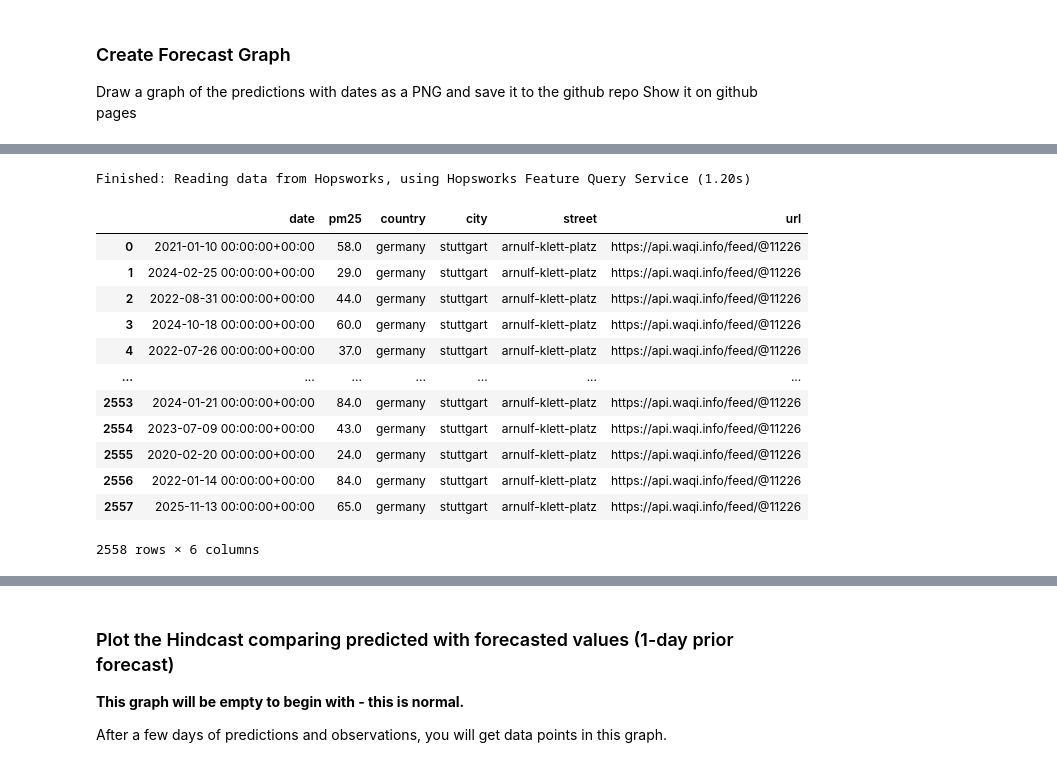
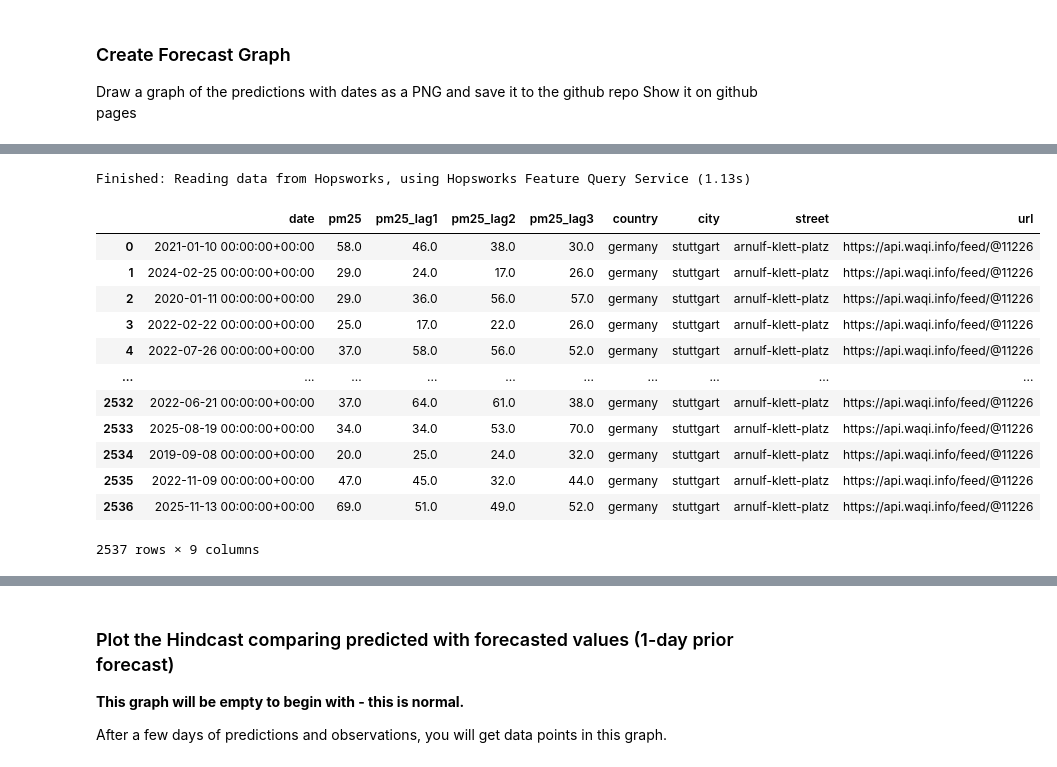
Before and after one commit to Ramstr/mlfs-book, a Jupyter notebook: notebooks/airquality/4_air_quality_batch_inference.ipynb, the cells around one changed output, grey strips where cells are left out. Cells and saved outputs as stored; diff of their text form; code cells hidden in the pictures.

```diff
--- a/notebooks/airquality/4_air_quality_batch_inference.ipynb
+++ b/notebooks/airquality/4_air_quality_batch_inference.ipynb
@@ -265,22 +331,22 @@ Finished: Reading data from Hopsworks, using Hopsworks Feature Query Service (1.
 # %%
-air_quality_fg = fs.get_feature_group(name='air_quality', version=1)
+air_quality_fg = fs.get_feature_group(name='air_quality', version=2)
 air_quality_df = air_quality_fg.read()
 air_quality_df
 # %% [output]
-Finished: Reading data from Hopsworks, using Hopsworks Feature Query Service (1.20s)
+Finished: Reading data from Hopsworks, using Hopsworks Feature Query Service (1.13s)
-|  | date | pm25 | country | city | street | url |
-| 0 | 2021-01-10 00:00:00+00:00 | 58.0 | germany | stuttgart | arnulf-klett-platz | https://api.waqi.info/feed/@11226 |
-| 1 | 2024-02-25 00:00:00+00:00 | 29.0 | germany | stuttgart | arnulf-klett-platz | https://api.waqi.info/feed/@11226 |
-| 2 | 2022-08-31 00:00:00+00:00 | 44.0 | germany | stuttgart | arnulf-klett-platz | https://api.waqi.info/feed/@11226 |
-| 3 | 2024-10-18 00:00:00+00:00 | 60.0 | germany | stuttgart | arnulf-klett-platz | https://api.waqi.info/feed/@11226 |
-| 4 | 2022-07-26 00:00:00+00:00 | 37.0 | germany | stuttgart | arnulf-klett-platz | https://api.waqi.info/feed/@11226 |
-| ... | ... | ... | ... | ... | ... | ... |
-| 2553 | 2024-01-21 00:00:00+00:00 | 84.0 | germany | stuttgart | arnulf-klett-platz | https://api.waqi.info/feed/@11226 |
-| 2554 | 2023-07-09 00:00:00+00:00 | 43.0 | germany | stuttgart | arnulf-klett-platz | https://api.waqi.info/feed/@11226 |
-| 2555 | 2020-02-20 00:00:00+00:00 | 24.0 | germany | stuttgart | arnulf-klett-platz | https://api.waqi.info/feed/@11226 |
-| 2556 | 2022-01-14 00:00:00+00:00 | 84.0 | germany | stuttgart | arnulf-klett-platz | https://api.waqi.info/feed/@11226 |
-| 2557 | 2025-11-13 00:00:00+00:00 | 65.0 | germany | stuttgart | arnulf-klett-platz | https://api.waqi.info/feed/@11226 |
+|  | date | pm25 | pm25_lag1 | pm25_lag2 | pm25_lag3 | country | city | street | url |
+| 0 | 2021-01-10 00:00:00+00:00 | 58.0 | 46.0 | 38.0 | 30.0 | germany | stuttgart | arnulf-klett-platz | https://api.waqi.info/feed/@11226 |
+| 1 | 2024-02-25 00:00:00+00:00 | 29.0 | 24.0 | 17.0 | 26.0 | germany | stuttgart | arnulf-klett-platz | https://api.waqi.info/feed/@11226 |
+| 2 | 2020-01-11 00:00:00+00:00 | 29.0 | 36.0 | 56.0 | 57.0 | germany | stuttgart | arnulf-klett-platz | https://api.waqi.info/feed/@11226 |
+| 3 | 2022-02-22 00:00:00+00:00 | 25.0 | 17.0 | 22.0 | 26.0 | germany | stuttgart | arnulf-klett-platz | https://api.waqi.info/feed/@11226 |
+| 4 | 2022-07-26 00:00:00+00:00 | 37.0 | 58.0 | 56.0 | 52.0 | germany | stuttgart | arnulf-klett-platz | https://api.waqi.info/feed/@11226 |
+| ... | ... | ... | ... | ... | ... | ... | ... | ... | ... |
+| 2532 | 2022-06-21 00:00:00+00:00 | 37.0 | 64.0 | 61.0 | 38.0 | germany | stuttgart | arnulf-klett-platz | https://api.waqi.info/feed/@11226 |
+| 2533 | 2025-08-19 00:00:00+00:00 | 34.0 | 34.0 | 53.0 | 70.0 | germany | stuttgart | arnulf-klett-platz | https://api.waqi.info/feed/@11226 |
+| 2534 | 2019-09-08 00:00:00+00:00 | 20.0 | 25.0 | 24.0 | 32.0 | germany | stuttgart | arnulf-klett-platz | https://api.waqi.info/feed/@11226 |
+| 2535 | 2022-11-09 00:00:00+00:00 | 47.0 | 45.0 | 32.0 | 44.0 | germany | stuttgart | arnulf-klett-platz | https://api.waqi.info/feed/@11226 |
+| 2536 | 2025-11-13 00:00:00+00:00 | 69.0 | 51.0 | 49.0 | 52.0 | germany | stuttgart | arnulf-klett-platz | https://api.waqi.info/feed/@11226 |
-2558 rows × 6 columns
+2537 rows × 9 columns
 # %%
 outcome_df = air_quality_df[['date', 'pm25']]
 preds_df =  monitoring_df[['date', 'predicted_pm25']]
```
Also changed, not shown: parts of 17 cells of this notebook, 12 other files.
